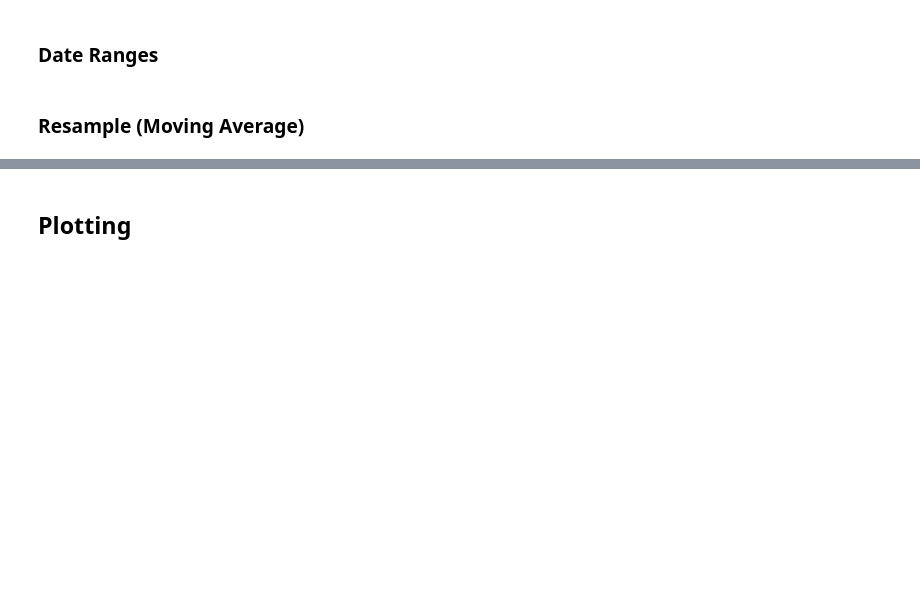
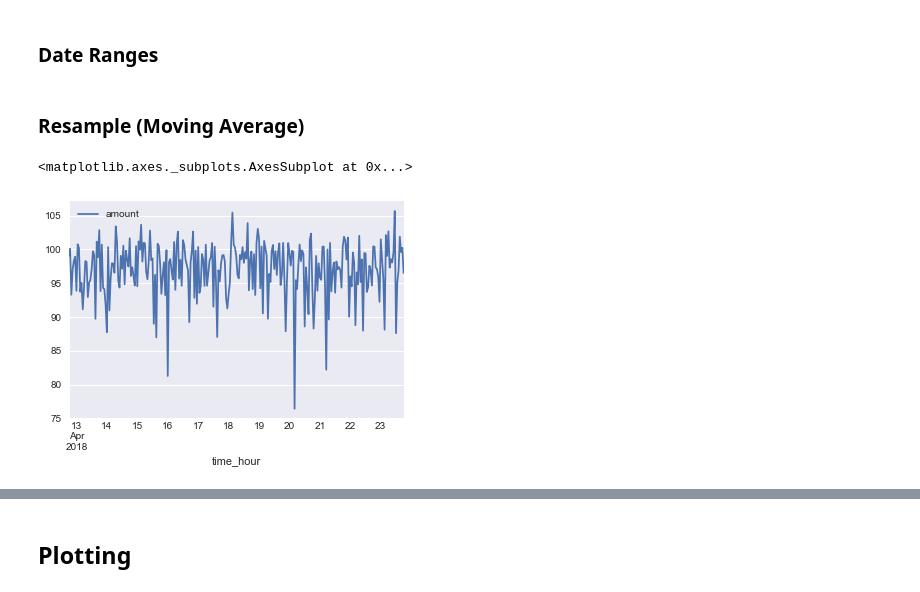
Before and after one commit to bfortuner/machine-learning, a Jupyter notebook: applied/Notes.ipynb, the cells around one changed output, grey strips where cells are left out. Cells and saved outputs as stored; diff of their text form; code cells hidden in the pictures; blank space fills up the shorter version.

```diff
--- a/applied/Notes.ipynb
+++ b/applied/Notes.ipynb
@@ -76,3 +76,9 @@ df.datetime.asfreq(freq='D')
 # %%
 # df.datetime.resample('BA').mean().plot(style=':')
 #df.asfreq('BA').plot(style='--');
+# %%
+# Plot Hourly Mean
+df[['time_hour','amount']].groupby('time_hour').mean().plot()
+# %% [output]
+<matplotlib.axes._subplots.AxesSubplot at 0x...>
+[figure, added]
```
Also changed, not shown: parts of 3 cells of this notebook.
